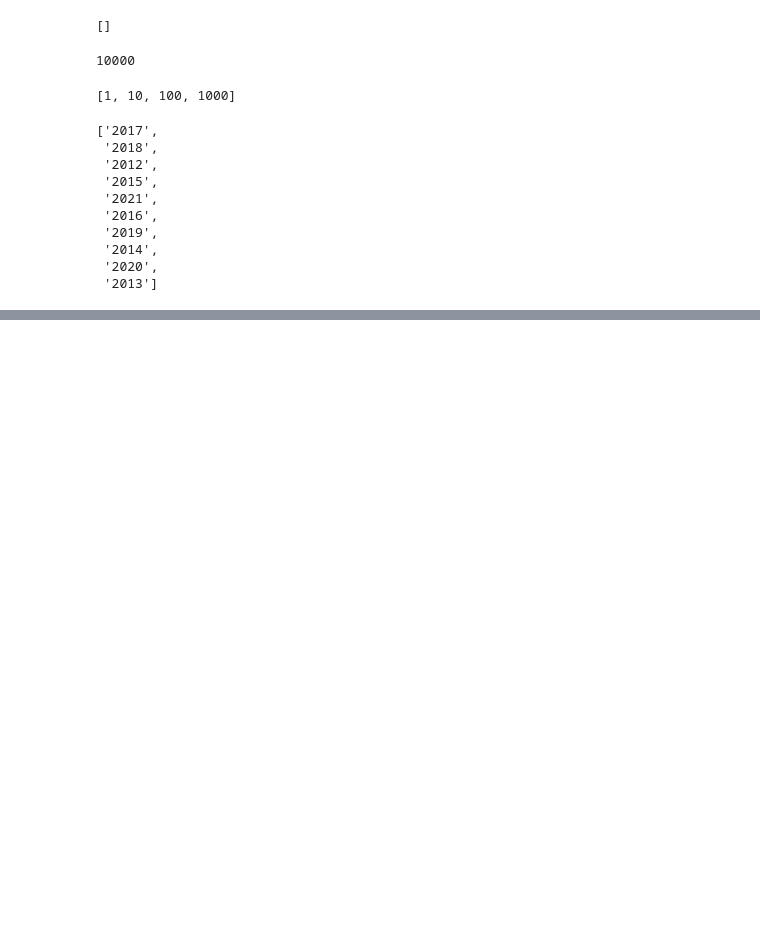
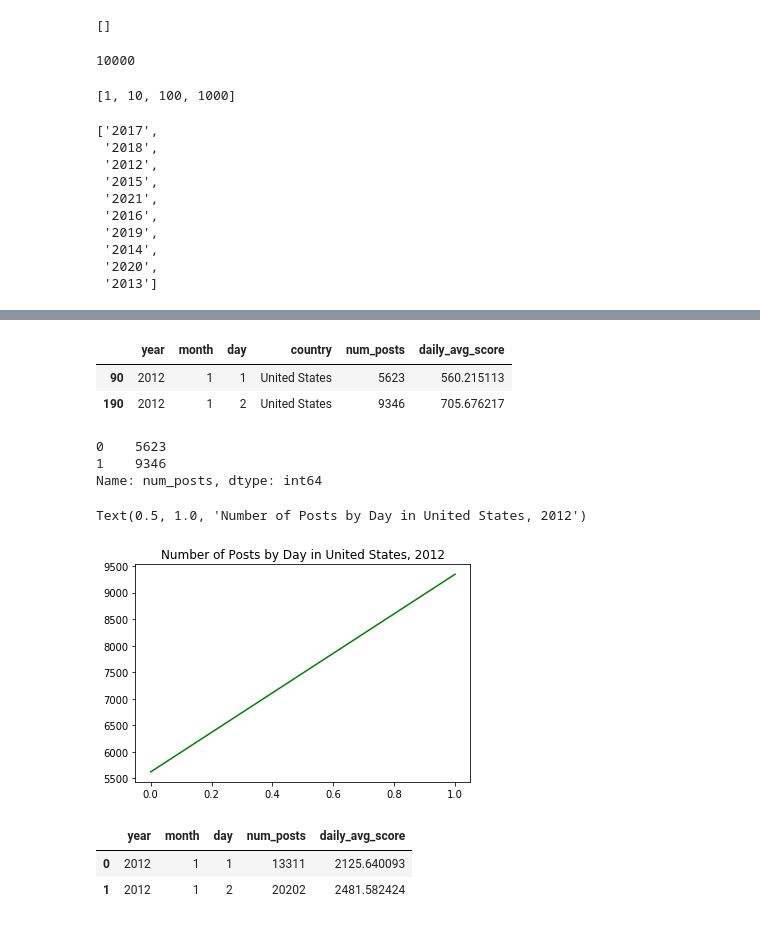
Before and after one commit to MIT-SUL-Team/geotweet-sentiment-geography, a Jupyter notebook: notebooks/testing some methods.ipynb, the cells around one changed output, grey strips where cells are left out. Cells and saved outputs as stored; diff of their text form; code cells hidden in the pictures; blank space fills up the shorter version.

```diff
--- a/notebooks/testing some methods.ipynb
+++ b/notebooks/testing some methods.ipynb
@@ -169,0 +222,6 @@ os.listdir(DIR_GEOGRAPHY)
+# %%
+area_level = "country"
+area = "United States"
+# %%
+area_summed_df = a.groupby(["year", "month", "day", area_level]).sum()
+area_summed_df
@@ -169,0 +243,31 @@ os.listdir(DIR_GEOGRAPHY)
+# %%
+area_summed_df.reset_index(inplace=True)
+# %%
+area_summed_df[area_summed_df[area_level] == area]
+# %% [output]
+|  | year | month | day | country | num_posts | daily_avg_score |
+| 90 | 2012 | 1 | 1 | United States | 5623 | 560.215113 |
+| 190 | 2012 | 1 | 2 | United States | 9346 | 705.676217 |
+# %%
+haha = area_summed_df[area_summed_df[area_level] == area].reset_index()["num_posts"]
+haha
+# %% [output]
+0    5623
+1    9346
+Name: num_posts, dtype: int64
+# %%
+plt.ticklabel_format(axis='y', style='sci')
+
+plt.plot([0, 1], haha, color='green', label="Common Posts")
+plt.title("".join(["Number of Posts by Day in ", area, ", ", str(2012)]))
+# %% [output]
+Text(0.5, 1.0, 'Number of Posts by Day in United States, 2012')
+[figure, added]
+# %%
+summed_df = a.groupby(["year", "month", "day"]).sum()
+summed_df.reset_index(inplace=True)
+summed_df
+# %% [output]
+|  | year | month | day | num_posts | daily_avg_score |
+| 0 | 2012 | 1 | 1 | 13311 | 2125.640093 |
+| 1 | 2012 | 1 | 2 | 20202 | 2481.582424 |
```
Also changed, not shown: parts of 30 cells of this notebook, 2 other files.
